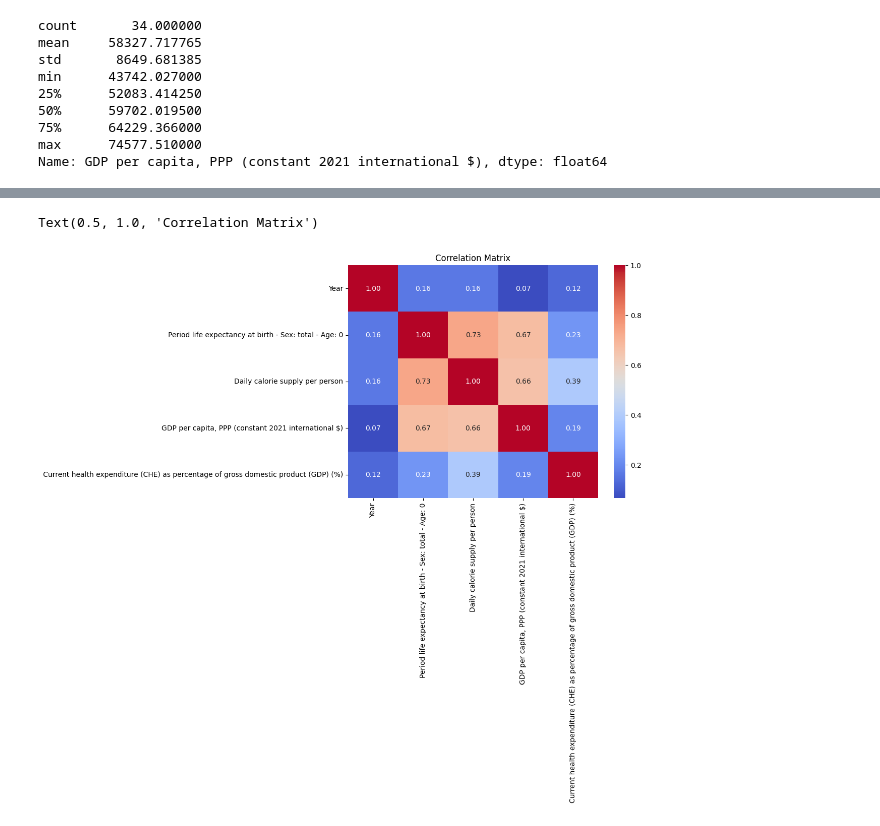
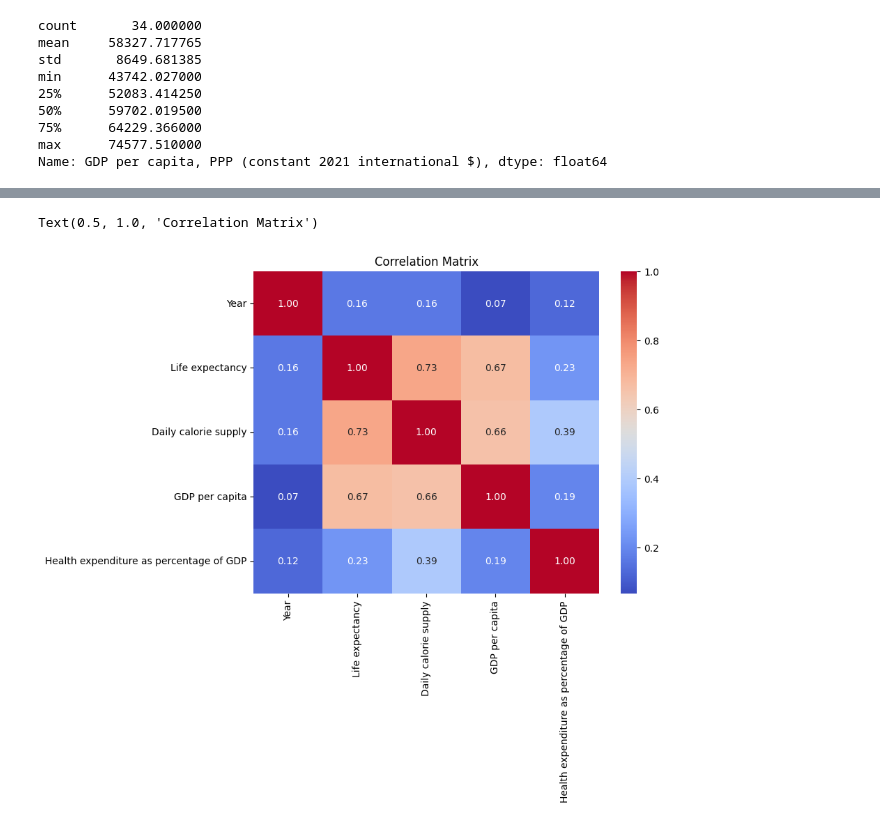
Before and after one commit to arooshasolomon/ForcastingLifeExpectancy, a Jupyter notebook: scripts/EDA.ipynb, the cells around one changed output, grey strips where cells are left out. Cells and saved outputs as stored; diff of their text form; code cells hidden in the pictures.

```diff
--- a/scripts/EDA.ipynb
+++ b/scripts/EDA.ipynb
@@ -229,9 +229,14 @@ merged_df = dfs[0]
 for df in dfs[1:]:
     merged_df = merged_df.merge(df, on=["Entity", "Code", "Year"], how="outer")
 
-# Reset index and display
+merged_df.rename(columns={"Daily calorie supply per person": "Daily calorie supply",
+                        "GDP per capita, PPP (constant 2021 international $)":"GDP per capita",
+                        "Current health expenditure (CHE) as percentage of gross domestic product (GDP) (%)":"Health expenditure as percentage of GDP",
+                        "Period life expectancy at birth - Sex: total - Age: 0":"Life expectancy"},
+                        inplace=True)
+
+# reset index and display
 merged_df.reset_index(drop=True, inplace=True)
 
-
 merged_df
 # %% [output]
@@ -250,11 +255,12 @@ merged_df
 6194 rows × 7 columns
 # %%
 import seaborn as sns
+
 corr_matrix = merged_df.select_dtypes(include=['number']).corr()
-corr_matrix
+
 plt.figure(figsize=(8, 6))
 sns.heatmap(corr_matrix, annot=True, cmap="coolwarm", fmt=".2f")
 plt.title("Correlation Matrix")
 # %% [output]
 Text(0.5, 1.0, 'Correlation Matrix')
-[figure, old version]
+[figure, new version]
```
Also changed, not shown: parts of 5 cells of this notebook, 3 other files.
